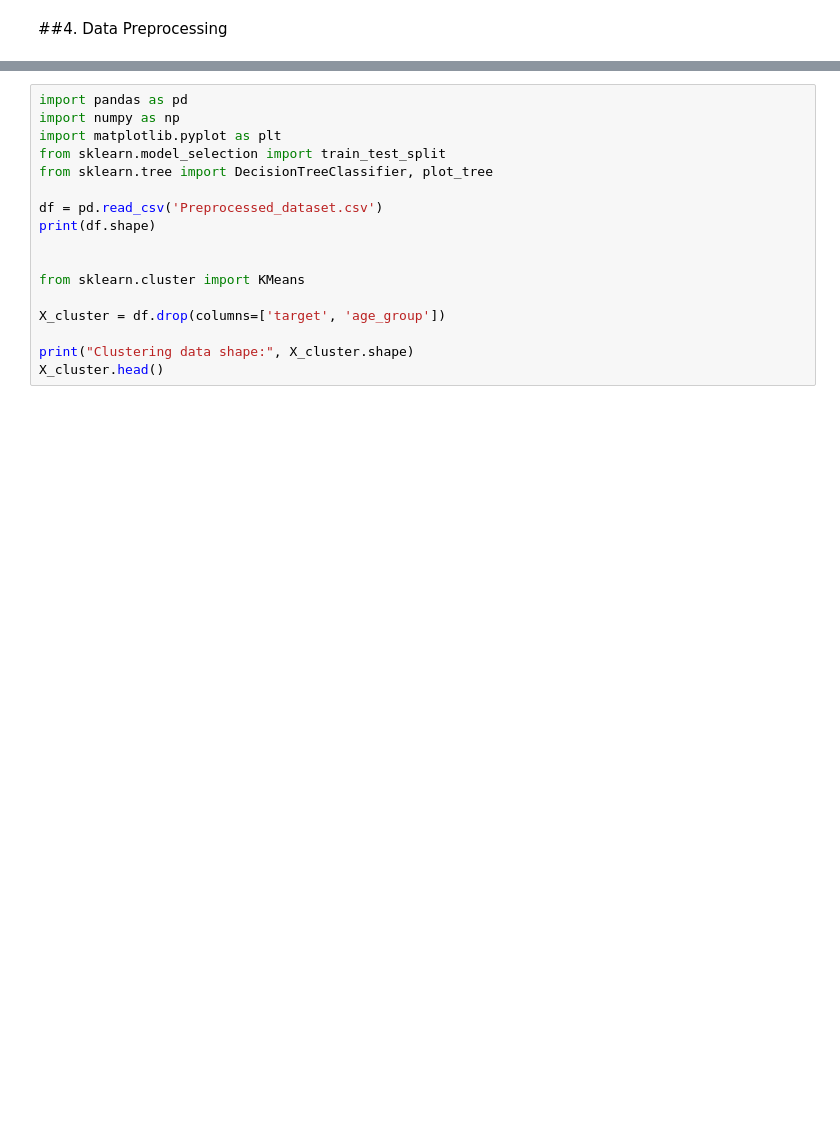
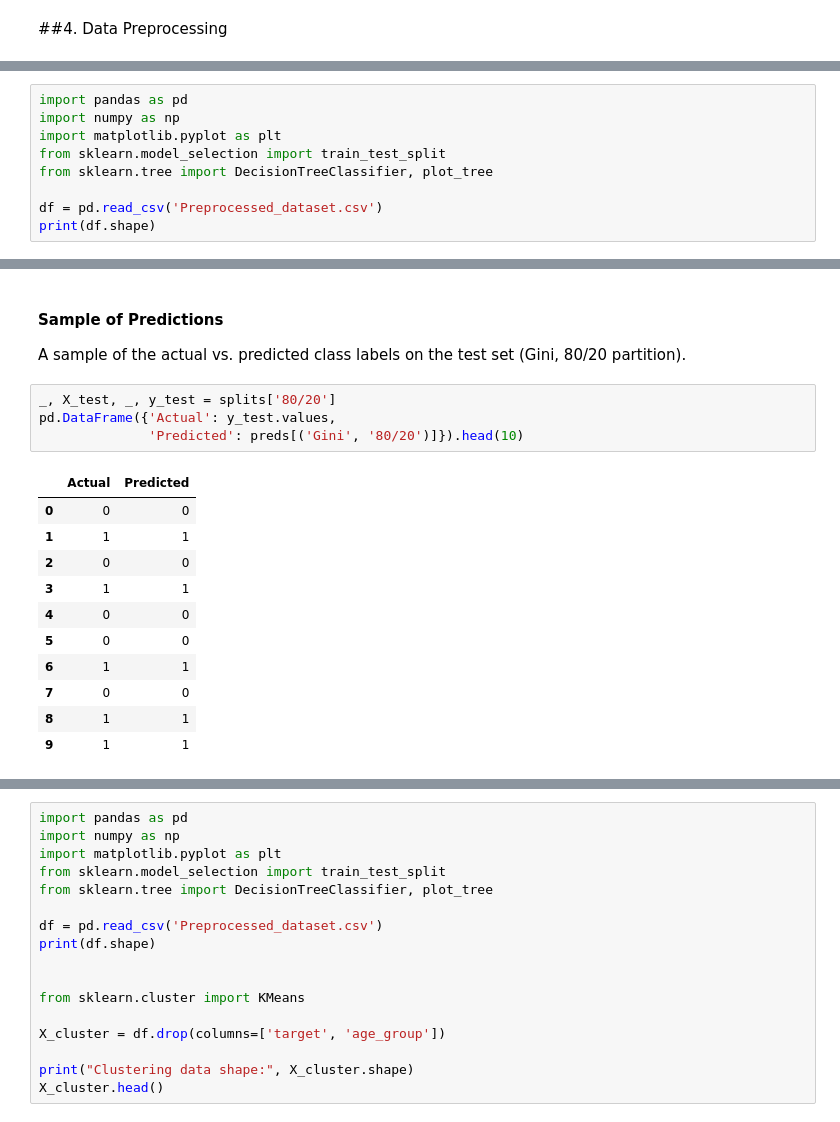
Before and after one commit to raneem-a1/IT326-Heart-Disease-project, a Jupyter notebook: final_report.ipynb, the cells around one changed output, grey strips where cells are left out. Saved outputs shown, nothing was run; the diff lists cells and outputs as text; blank space fills up the shorter version.

```diff
--- a/final_report.ipynb
+++ b/final_report.ipynb
@@ -54,0 +95,9 @@ Finally, the evaluation results from the three K values are compared. The majori
+# %%
+import pandas as pd
+import numpy as np
+import matplotlib.pyplot as plt
+from sklearn.model_selection import train_test_split
+from sklearn.tree import DecisionTreeClassifier, plot_tree
+
+df = pd.read_csv('Preprocessed_dataset.csv')
+print(df.shape)
@@ -54,0 +172,19 @@ Finally, the evaluation results from the three K values are compared. The majori
+# %% [markdown]
+#### Sample of Predictions
+A sample of the actual vs. predicted class labels on the test set (Gini, 80/20 partition).
+# %%
+_, X_test, _, y_test = splits['80/20']
+pd.DataFrame({'Actual': y_test.values,
+              'Predicted': preds[('Gini', '80/20')]}).head(10)
+# %% [output]
+|  | Actual | Predicted |
+| 0 | 0 | 0 |
+| 1 | 1 | 1 |
+| 2 | 0 | 0 |
+| 3 | 1 | 1 |
+| 4 | 0 | 0 |
+| 5 | 0 | 0 |
+| 6 | 1 | 1 |
+| 7 | 0 | 0 |
+| 8 | 1 | 1 |
+| 9 | 1 | 1 |
```
Also changed, not shown: parts of 14 cells of this notebook.
